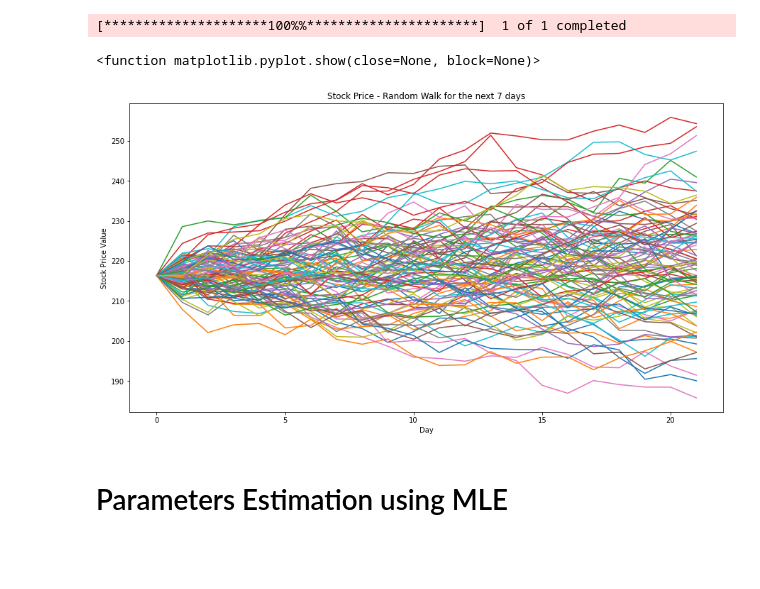
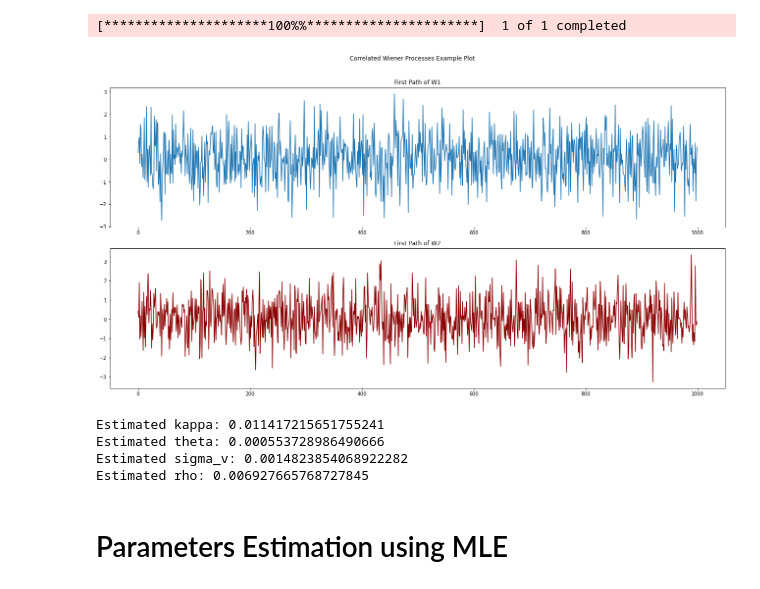
Before and after one commit to Quacox/Stochastic-Volatility, a Jupyter notebook: Stochastic_Volatility_Modeling.ipynb, the cells around one changed output. Saved outputs shown, nothing was run; the diff lists cells and outputs as text; code cells hidden in the pictures; blank space fills up the shorter version.

```diff
--- a/Stochastic_Volatility_Modeling.ipynb
+++ b/Stochastic_Volatility_Modeling.ipynb
@@ -694,37 +692,38 @@ theta = omega / (1 - alpha - beta)
-# %%
-# Time increment for simulation - Here it is one day
-dt = 1
-
-# Monte Carlo Simulation
-
-T = 21 # Number of time steps (days)
-mc_sims = 100 # Number of Monte Carlo simulations
-
-#Initial value for the simulation is the most recent closing price
-initial_value = hist.iloc[len(hist)-1]
-
-
-portfolio_sims = np.full(shape=(T,mc_sims),fill_value=0.00)
-
-#Running the Monte Carlo Simulation
-for m in range(mc_sims):
-  Z = np.random.normal(size=(T,1))
-  stochastic_term = np.sqrt(dt) * Z * std_returns
-  mean_return = mean_returns * dt
-  dt_return = stochastic_term + mean_return
-  portfolio_sims[:,m] = np.cumprod(dt_return+1)*initial_value
-
-#Appending the initial value of the stock to the top of the simulation results
-initial_value_row = np.full(shape=(1, mc_sims), fill_value=initial_value)
-portfolio_sims = np.vstack((initial_value_row, portfolio_sims))
-
-# Plot the simulation results
-plt.figure(figsize=(15,8))
-plt.plot(portfolio_sims)
-plt.title('Stock Price - Random Walk for the next 7 days')
-plt.xlabel('Day')
-plt.ylabel('Stock Price Value')
-plt.show
-# %% [output]
-<function matplotlib.pyplot.show(close=None, block=None)>
-[figure, removed]
+# %%
+volatility_shifted = volatility.shift(1).dropna()
+volatility = volatility.loc[volatility_shifted.index]
+X = volatility_shifted.values.reshape(-1, 1)
+y = volatility.values
+reg = LinearRegression().fit(X, y)
+kappa = 1 - reg.coef_[0]
+vol_changes = volatility.diff().dropna()
+sigma_v = np.std(vol_changes)
+
+# Calculate the correlation between returns and volatility to estimate rho
+rho, _ = pearsonr(returns.loc[volatility.index], volatility)
+
+W1,W2=generate_Wiener_correlated(N,M,rho)
+
+
+fig, ax = plt.subplots(2, 1, figsize=(18, 10))
+ax[0].plot(W1[:, 0])
+ax[0].set_title('First Path of W1')
+
+ax[1].plot(W2[:, 0],color='darkred')
+ax[1].set_title('First Path of W2')
+
+fig.suptitle('Correlated Wiener Processes Example Plot')
+plt.tight_layout(rect=[0, 0, 1, 0.96])
+plt.show()
+# %% [output]
+[figure, added]
+# %%
+print(f'Estimated kappa: {kappa}')
+print(f'Estimated theta: {theta}')
+print(f'Estimated sigma_v: {sigma_v}')
+print(f'Estimated rho: {rho}')
+# %% [output]
+Estimated kappa: 0.011417215651755241
+Estimated theta: 0.000553728986490666
+Estimated sigma_v: 0.0014823854068922282
+Estimated rho: 0.006927665768727845
```
Also changed, not shown: parts of 10 cells of this notebook.
